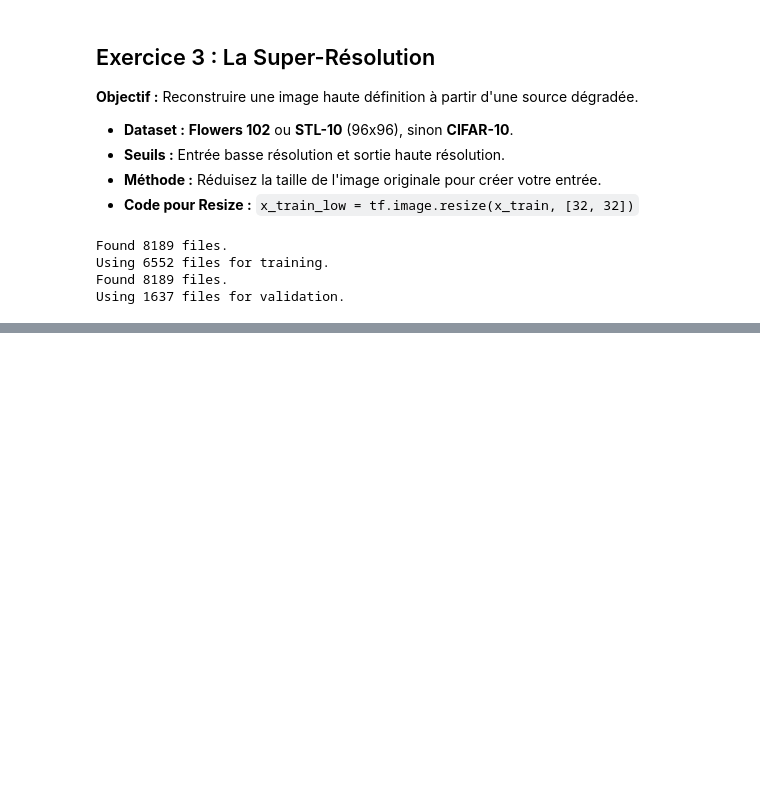
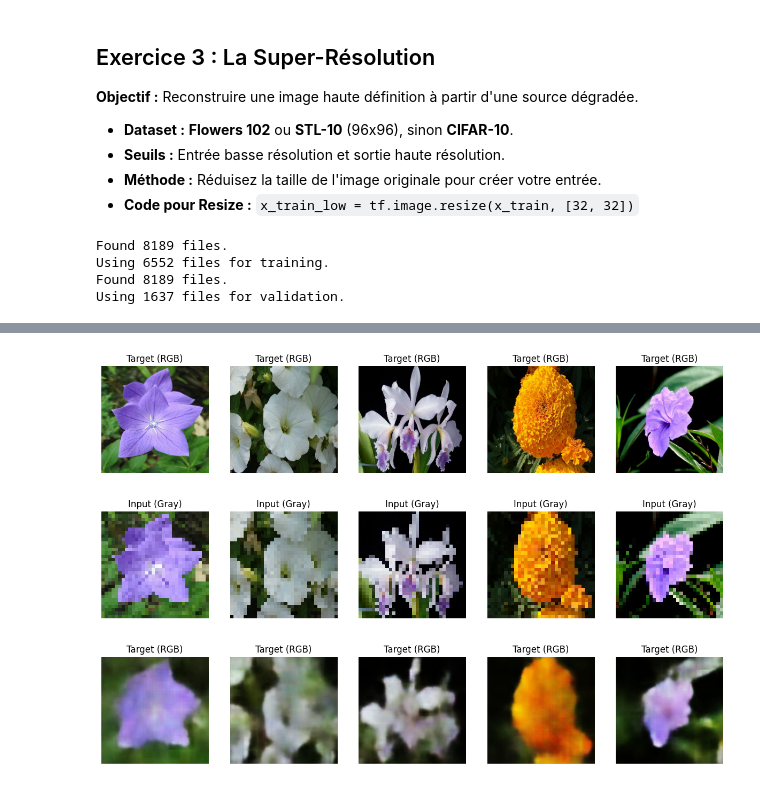
Before and after one commit to KiykoHanna/Simplon_CNN, a Jupyter notebook: Auto_Encod/ex_3.ipynb, the cells around one changed output, grey strips where cells are left out. Saved outputs shown, nothing was run; the diff lists cells and outputs as text; code cells hidden in the pictures; blank space fills up the shorter version.

```diff
--- a/Auto_Encod/ex_3.ipynb
+++ b/Auto_Encod/ex_3.ipynb
@@ -173,0 +205,32 @@ Detected at node StatefulPartitionedCall/gradient_tape/functional_7_1/conv2d_tra
+# %%
+def show_images(ds, decoded_imgs , n=5):
+
+
+    for x_batch, y_batch in ds.take(1):
+        fig, axes = plt.subplots(3, n, figsize=(15, 10))
+        batch_size = x_batch.shape[0]
+
+        for i in range(n):
+            idx = np.random.randint(batch_size)
+
+            # --- grayscale (input) ---
+            axes[1, i].imshow(tf.cast(x_batch[idx]*255, tf.uint8))
+            axes[1, i].axis('off')
+            axes[1, i].set_title('Input (Gray)')
+
+            # --- RGB (target) ---
+            axes[0, i].imshow(tf.cast(y_batch[idx]*255, tf.uint8))
+            axes[0, i].axis('off')
+            axes[0, i].set_title('Target (RGB)')
+
+            # --- RGB (decoded) ---
+            axes[2, i].imshow(tf.cast(decoded_imgs[idx]*255, tf.uint8))
+            axes[2, i].axis('off')
+            axes[2, i].set_title('Target (RGB)')
+
+        plt.show()
+        break
+
+show_images(train_low_ds, decoded_imgs, n=5)
+# %% [output]
+[figure, added]
```
Also changed, not shown: parts of 5 cells of this notebook, 13 other files.
